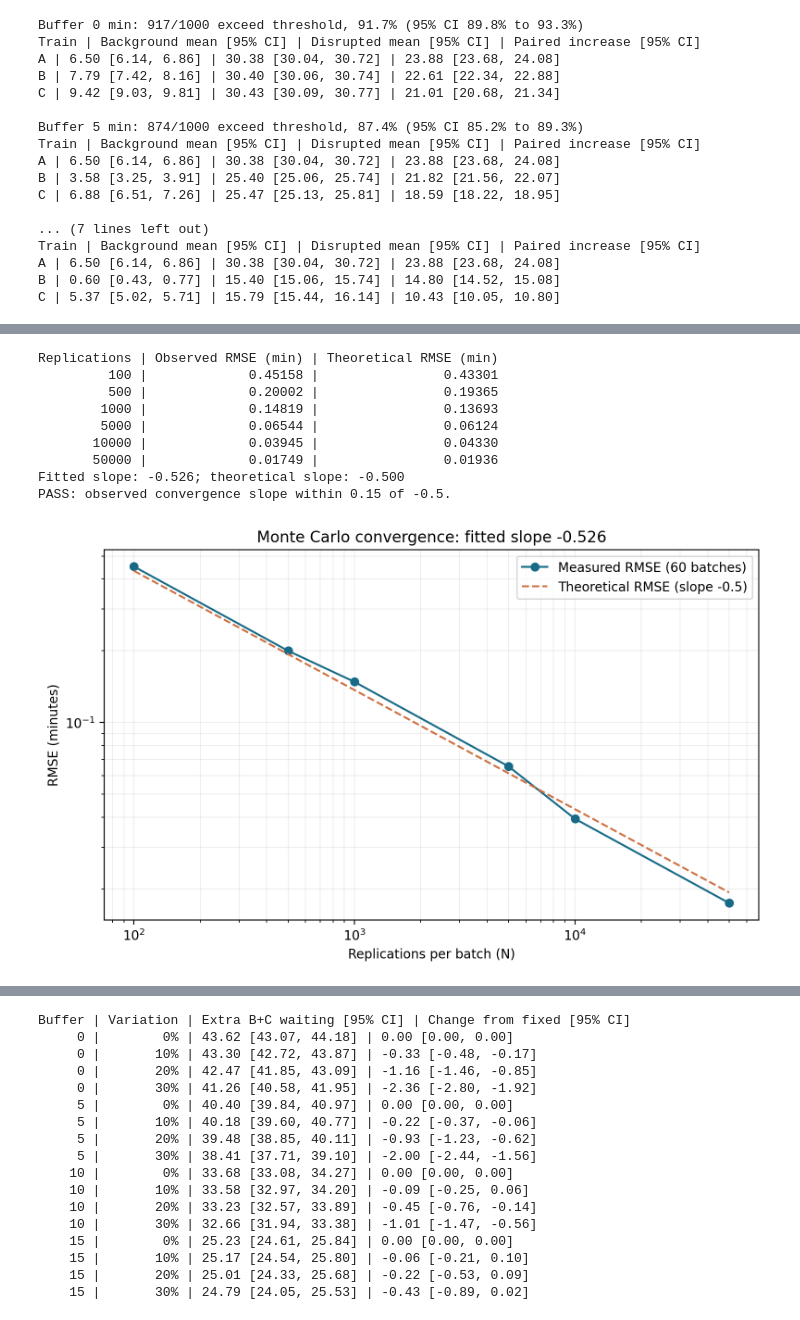
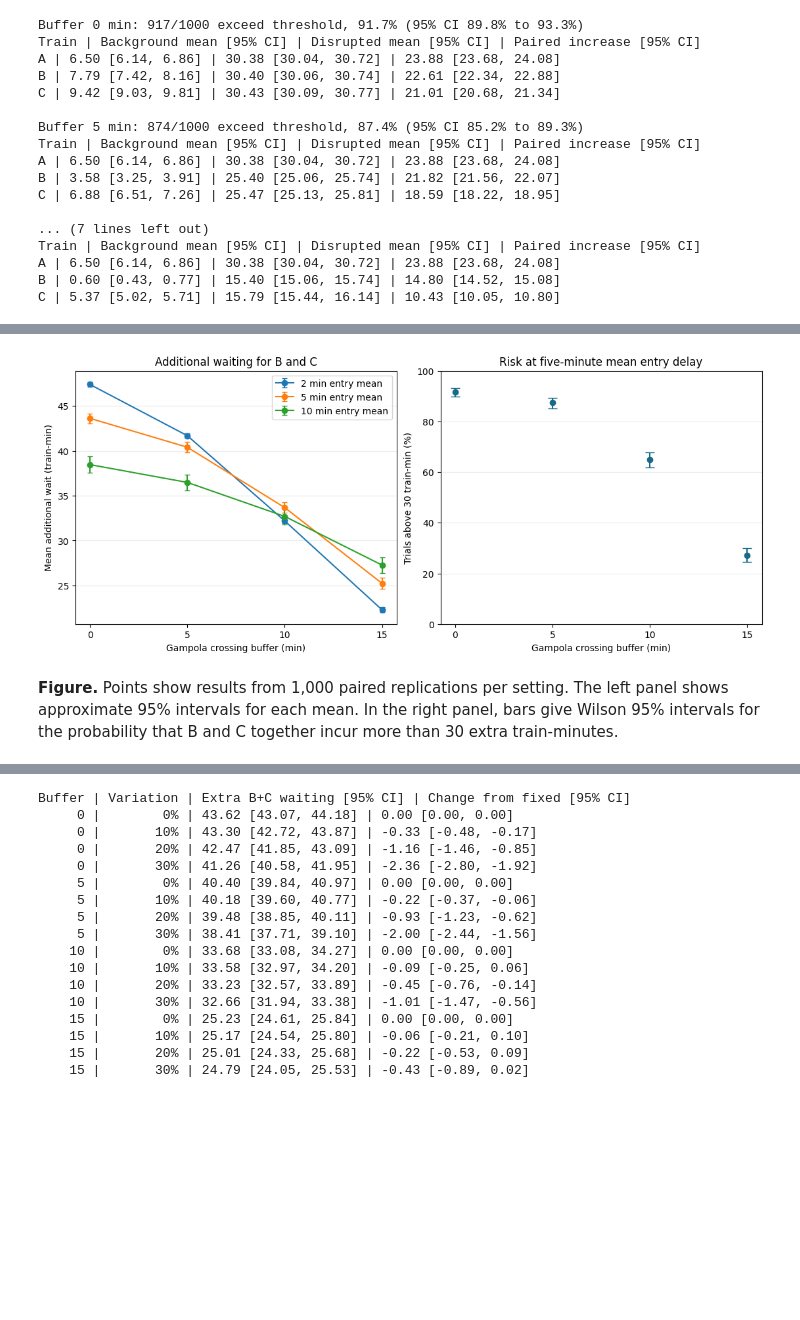
Before and after one commit to Naveeth235/single-track-rail-delay-simulation, a Jupyter notebook: notebook/rail-delay-simulator.ipynb, the cells around one changed output, grey strips where cells are left out. Drawn from its saved outputs; the diff is of its cells as text; code cells hidden in the pictures; blank space fills up the shorter version.

Commit message:
Finalize notebook structure, model equations and corridor result figures

```diff
--- a/notebook/rail-delay-simulator.ipynb
+++ b/notebook/rail-delay-simulator.ipynb
@@ -233,6 +411,7 @@ Buffer (min) | Mean additional B+C wait (train-min) | Approx. 95% CI
 
 Scale each train's original random entry delay by the ratio of the new mean to five minutes. Scaling an exponential draw this way gives the desired mean and preserves the pairing across scenarios. The added disruption to A stays at 25 minutes. For each mean, compare the zero- and 15-minute buffers within each trial before calculating the mean saving and its approximate 95% confidence interval. All waiting and savings below are in train-minutes across B and C.
 # %%
+sensitivity_series = {}
 print("Entry mean | Mean extra waiting by buffer (0, 5, 10, 15 min) | Saving: 0 vs 15 (95% CI)")
 for entry_mean in (2, 5, 10):
     scale = entry_mean / MEAN_ENTRY_MINUTES
@@ -243,6 +422,7 @@ for entry_mean in (2, 5, 10):
         schedule = crossing_timetable(buffer)
         waits_by_buffer[buffer] = [paired_extra_wait(schedule, sample) for sample in samples]
     averages = [mean(waits) for waits in waits_by_buffer.values()]
+    sensitivity_series[entry_mean] = [(mean(v), 1.96 * stdev(v) / sqrt(len(v))) for v in waits_by_buffer.values()]
     savings = [zero - fifteen for zero, fifteen in zip(waits_by_buffer[0], waits_by_buffer[15])]
     saving = mean(savings)
     margin = 1.96 * stdev(savings) / sqrt(len(savings))
@@ -260,6 +440,7 @@ Define a large disruption as strictly more than 30 train-minutes of additional c
 
 Final-arrival lateness is actual minus scheduled arrival at each train's destination, in minutes, using the timetable for that buffer. Report both the background-only and disrupted means, their paired difference, and approximate 95% confidence intervals for means. Unlike conflict waiting, final-arrival lateness includes entry lateness.
 # %%
+risk_series = []
 LARGE_WAIT_THRESHOLD = 30
 
 def wilson_interval(count, n):
@@ -305,6 +486,7 @@ for buffer in (0, 5, 10, 15):
             delta.append(after[train]-before[train])
     count = sum(v > LARGE_WAIT_THRESHOLD + 1e-9 for v in effects)
     lo, hi = wilson_interval(count, len(effects))
+    risk_series.append((buffer, count / len(effects), lo, hi))
     print(f'Buffer {buffer} min: {count}/{len(effects)} exceed threshold, '
           f'{count/len(effects):.1%} (95% CI {lo:.1%} to {hi:.1%})')
     print('Train | Background mean [95% CI] | Disrupted mean [95% CI] | Paired increase [95% CI]')
@@ -420,54 +514,23 @@ For each sample size $N$, estimate $\mathrm{RMSE}(N)=\sqrt{\frac{1}{60}\sum_{j=1
-# %%
-import numpy as np
-import matplotlib.pyplot as plt
-
-sample_sizes = np.array([100, 500, 1000, 5000, 10000, 50000])
-batch_count = 60
-benchmark_schedule = [dict(train='first', start=0, duration=10, segment=('P','Q')),
-                      dict(train='second', start=10, duration=10, segment=('P','Q'))]
-estimates = np.empty((batch_count, len(sample_sizes)))
-for j in range(batch_count):
-    rng = Random(31000 + j)
-    total_wait = 0.0
-    previous_n = 0
-    for k, n in enumerate(sample_sizes):
-        for _ in range(previous_n, int(n)):
-            delays = {'first': rng.expovariate(0.2), 'second': rng.expovariate(0.2)}
-            total_wait += simulate(delays, benchmark_schedule)[1][2]
-        estimates[j, k] = total_wait / n
-        previous_n = int(n)
-
-rmse = np.sqrt(np.mean((estimates - 2.5)**2, axis=0))
-theory_rmse = np.sqrt(18.75 / sample_sizes)
-slope, intercept = np.polyfit(np.log(sample_sizes), np.log(rmse), 1)
-print('Replications | Observed RMSE (min) | Theoretical RMSE (min)')
-for n, observed, theoretical in zip(sample_sizes, rmse, theory_rmse):
-    print(f'{n:12} | {observed:19.5f} | {theoretical:22.5f}')
-print(f'Fitted slope: {slope:.3f}; theoretical slope: -0.500')
-assert -0.65 <= slope <= -0.35, 'Observed slope outside predeclared tolerance'
-print('PASS: observed convergence slope within 0.15 of -0.5.')
-
-fig, ax = plt.subplots(figsize=(8, 5))
-ax.loglog(sample_sizes, rmse, 'o-', color='#176B87', label='Measured RMSE (60 batches)')
-ax.loglog(sample_sizes, theory_rmse, '--', color='#CF7042', label='Theoretical RMSE (slope -0.5)')
-ax.set(xlabel='Replications per batch (N)', ylabel='RMSE (minutes)',
-       title=f'Monte Carlo convergence: fitted slope {slope:.3f}')
-ax.grid(True, which='both', alpha=0.2)
-ax.legend()
-fig.tight_layout()
-figure_dir = Path('figures') if Path('data').is_dir() else (Path('../figures') if Path('../data').is_dir() else Path('figures'))
-figure_dir.mkdir(exist_ok=True)
-fig.savefig(figure_dir / 'monte-carlo-convergence.png', dpi=200, bbox_inches='tight')
-plt.show()
-# %% [output]
-Replications | Observed RMSE (min) | Theoretical RMSE (min)
-         100 |             0.45158 |                0.43301
-         500 |             0.20002 |                0.19365
-        1000 |             0.14819 |                0.13693
-        5000 |             0.06544 |                0.06124
-       10000 |             0.03945 |                0.04330
-       50000 |             0.01749 |                0.01936
-Fitted slope: -0.526; theoretical slope: -0.500
-PASS: observed convergence slope within 0.15 of -0.5.
-[figure, old version]
+# %%
+fig, (wait_ax, risk_ax) = plt.subplots(1, 2, figsize=(11, 4.6), layout='constrained')
+buffers = [row[0] for row in risk_series]
+for entry_mean, points in sensitivity_series.items():
+    averages, margins = zip(*points)
+    wait_ax.errorbar(buffers, averages, yerr=margins, marker='o', capsize=3,
+                     label=f'{entry_mean} min entry mean')
+wait_ax.set(title='Additional waiting for B and C', ylabel='Mean additional wait (train-min)')
+wait_ax.legend()
+for b, probability, low, high in risk_series:
+    risk_ax.errorbar(b, 100*probability, yerr=[[100*(probability-low)], [100*(high-probability)]],
+                     fmt='o', capsize=5, color='#176B87')
+risk_ax.set(title='Risk at five-minute mean entry delay', ylabel='Trials above 30 train-min (%)', ylim=(0, 100))
+for ax in (wait_ax, risk_ax):
+    ax.set(xlabel='Gampola crossing buffer (min)', xticks=buffers)
+    ax.grid(axis='y', alpha=0.25)
+fig.savefig(figure_dir / 'corridor-buffer-effects.png', dpi=200)
+plt.show()
+# %% [output]
+[figure, added]
+# %% [markdown]
+**Figure.** Points show results from 1,000 paired replications per setting. The left panel shows approximate 95% intervals for each mean. In the right panel, bars give Wilson 95% intervals for the probability that B and C together incur more than 30 extra train-minutes.
 # %% [markdown]
```
Also changed, not shown: parts of 37 cells of this notebook, 2 other files.
